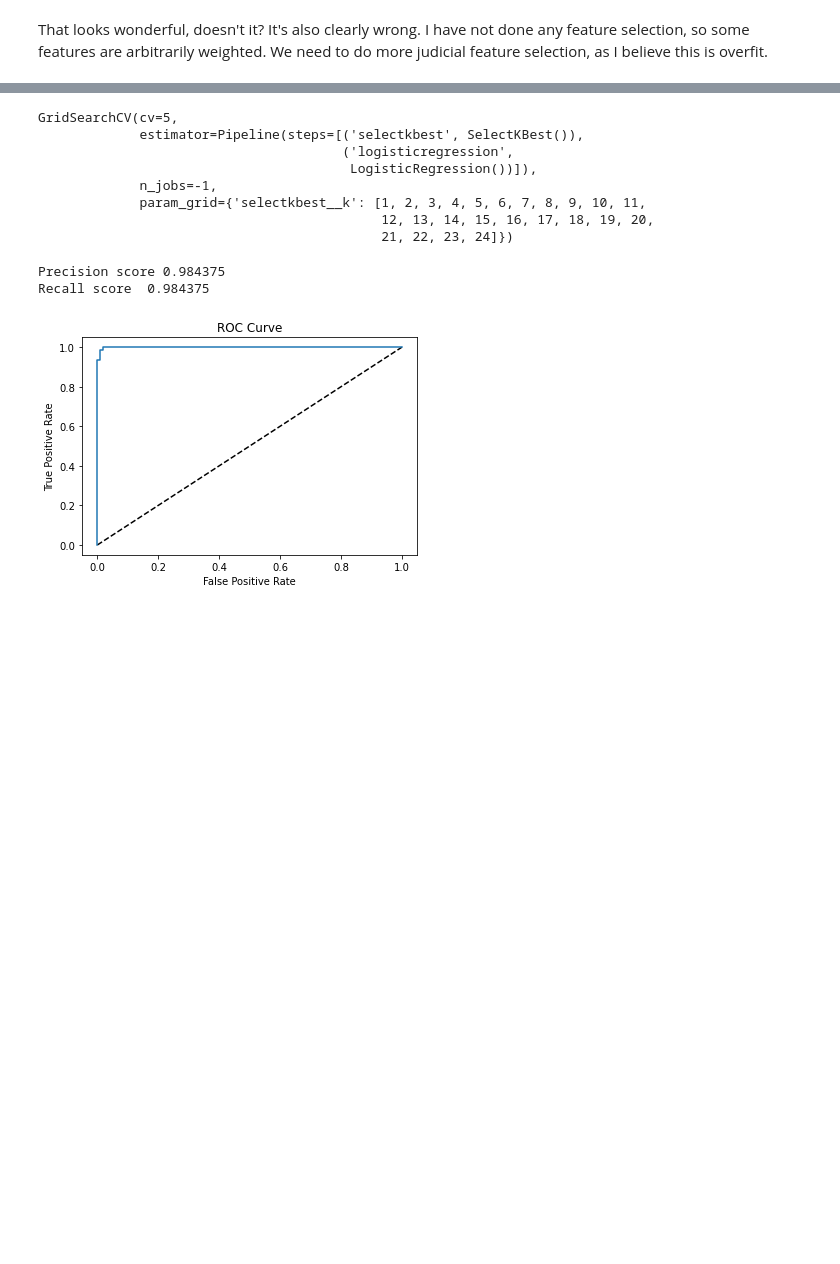
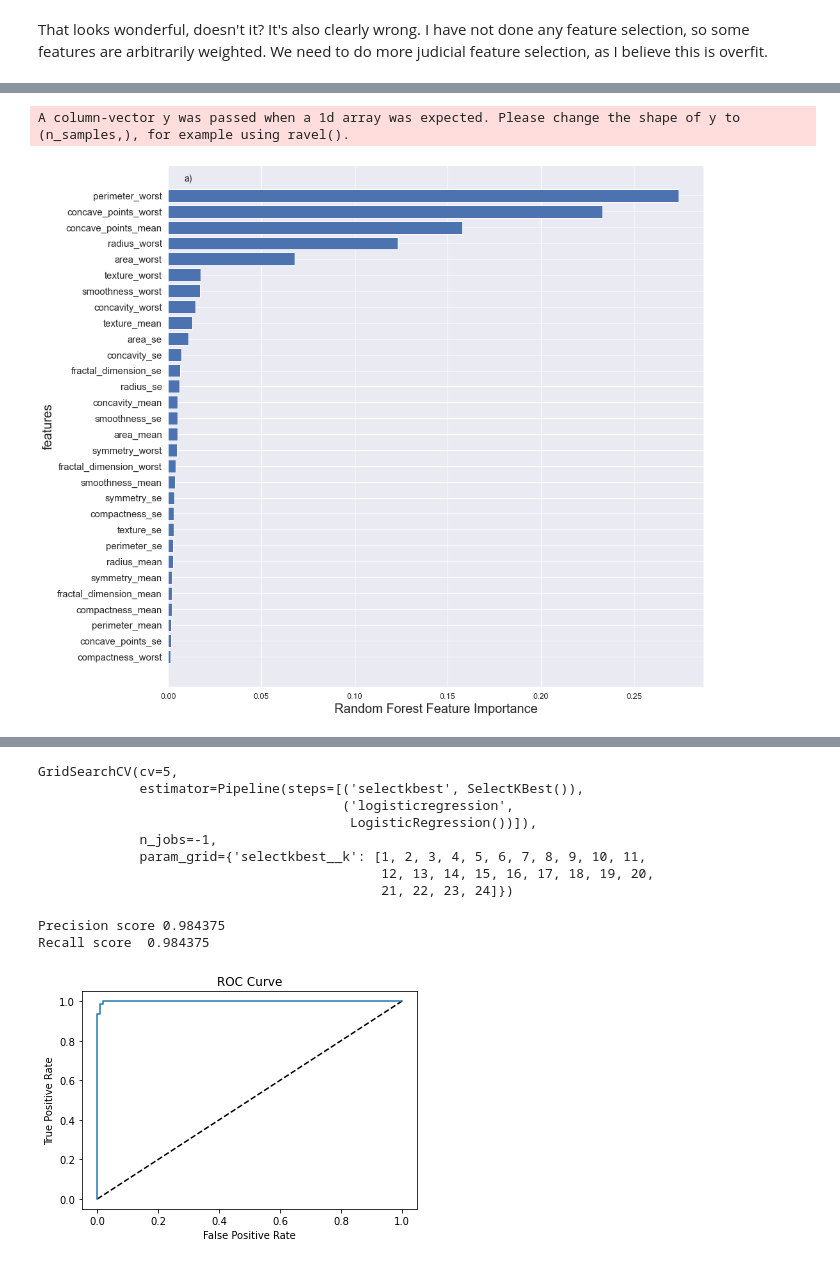
Before and after one commit to mssilve2/Capstone_2_Breast_Cancer, a Jupyter notebook: notebooks/Modeling.ipynb, the cells around one changed output, grey strips where cells are left out. Saved outputs shown, nothing was run; the diff lists cells and outputs as text; code cells hidden in the pictures; blank space fills up the shorter version.

```diff
--- a/notebooks/Modeling.ipynb
+++ b/notebooks/Modeling.ipynb
@@ -173,0 +595,16 @@ weighted avg       0.99      0.99      0.99       171
+# %%
+#1 Feature importances: all columns, scaled, random forest
+rf = RandomForestRegressor(n_estimators=100)
+rf.fit(X_train_scaled, y_train)
+sorted_idx = rf.feature_importances_.argsort()
+
+fig, ax = plt.subplots(figsize=(15,15))
+ax = plt.barh(X_train_scaled.columns[sorted_idx], rf.feature_importances_[sorted_idx])
+plt.xlabel("Random Forest Feature Importance", fontsize=20);
+plt.ylabel("features", fontsize=20);
+plt.yticks(fontsize=15);
+plt.annotate("a)", xy=(0.03, 0.97), xycoords='axes fraction', fontsize=14)
+plt.show()
+# %% [output]
+A column-vector y was passed when a 1d array was expected. Please change the shape of y to (n_samples,), for example using ravel().
+[figure, added]
```
Also changed, not shown: parts of 45 cells of this notebook, 1 other file.
